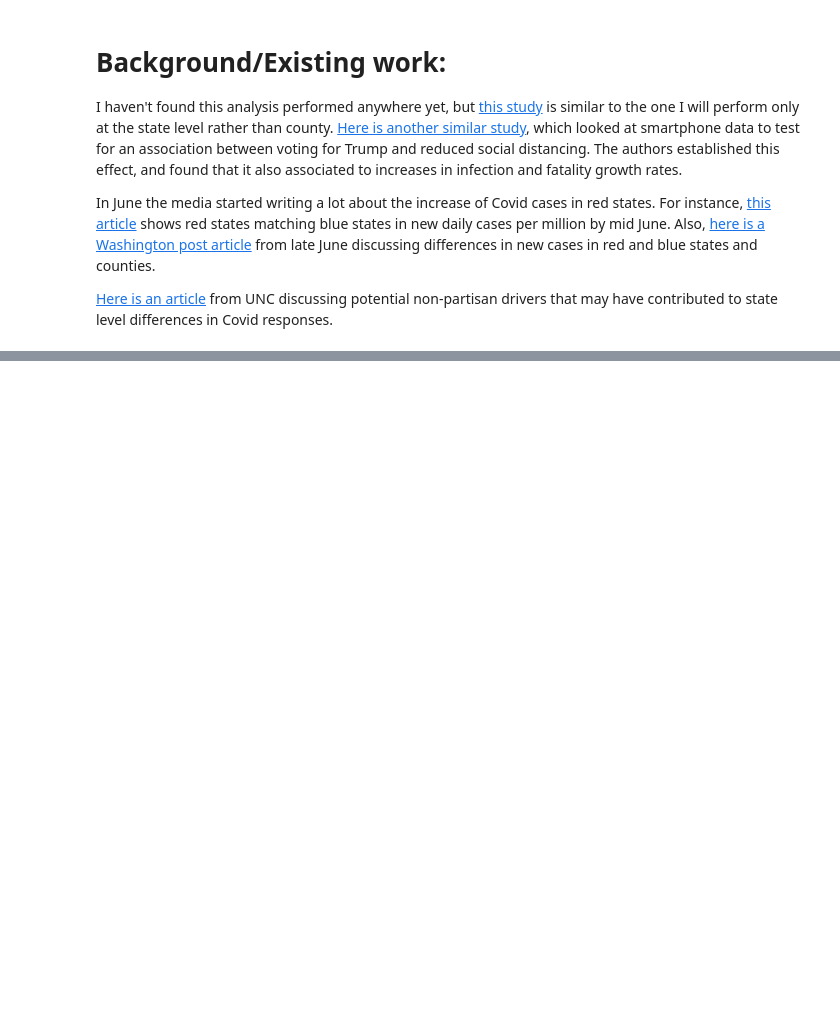
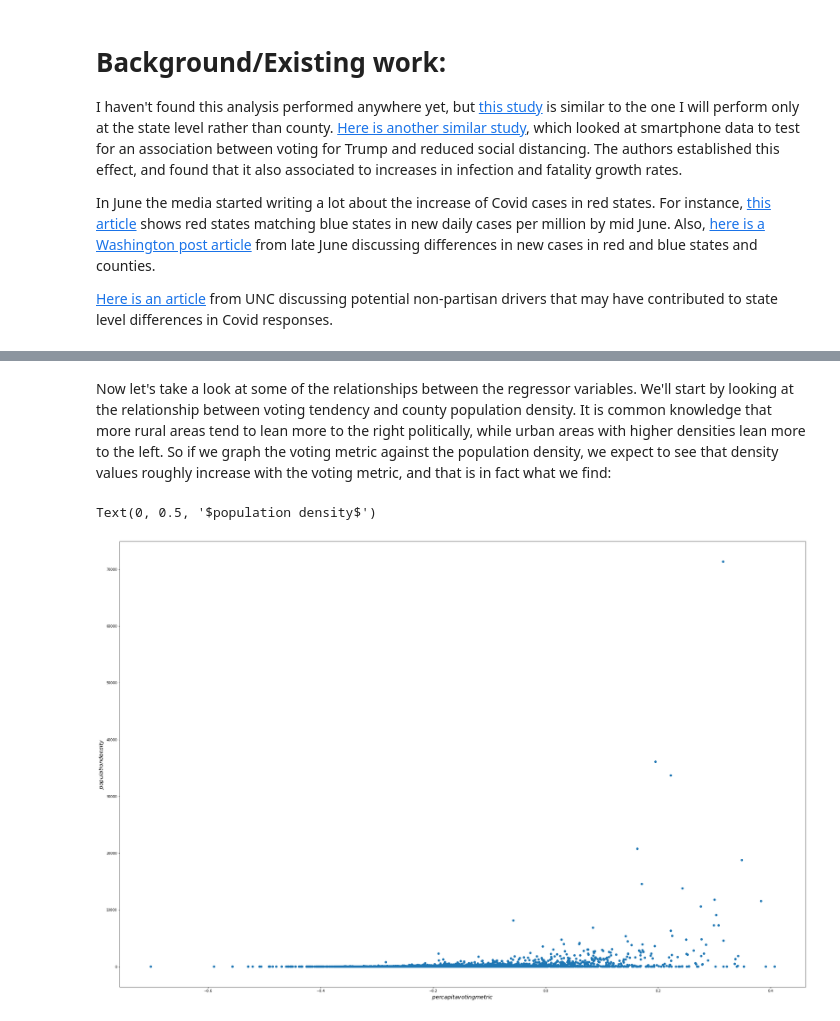
Before and after one commit to wframe-uw/data-512-final, a Jupyter notebook: FinalProject.ipynb, the cells around one changed output, grey strips where cells are left out. Drawn from its saved outputs; the diff is of its cells as text; code cells hidden in the pictures; blank space fills up the shorter version.

```diff
--- a/FinalProject.ipynb
+++ b/FinalProject.ipynb
@@ -72,0 +187,8 @@ print(t_step_1_merge)
+# %%
+component_data_sets = [county_deaths_df[change_dates + ['fips']], county_votes_df, county_land_area, county_income_df, county_demographics_df]
+
+def merge_tables(dataframes):
+    return reduce(lambda left, right: pd.merge(left, right, on='fips', how="inner"), dataframes)
+
+merged = merge_tables(component_data_sets)
+print(merged.head())
@@ -72,0 +216,20 @@ print(t_step_1_merge)
+# %%
+population_density = merged['total_population']/merged['county_area']
+per_capita_voting_metric = (merged['clinton_count']-merged['trump_count'])/merged['total_population']
+most_recent_deaths_per_capita = merged[change_dates[-1]]/merged['total_population']
+
+%matplotlib inline
+import matplotlib.pyplot as plt
+from matplotlib import rcParams
+rcParams['figure.figsize'] = (36, 24)
+rcParams['legend.fontsize'] = 16
+rcParams['axes.labelsize'] = 16
+# %% [markdown]
+Now let's take a look at some of the relationships between the regressor variables. We'll start by looking at the relationship between voting tendency and county population density. It is common knowledge that more rural areas tend to lean more to the right politically, while urban areas with higher densities lean more to the left. So if we graph the voting metric against the population density, we expect to see that density values roughly increase with the voting metric, and that is in fact what we find:
+# %%
+plt.plot(per_capita_voting_metric, population_density, 'o', label='data')
+plt.xlabel('$per capita voting metric$')
+plt.ylabel('$population density$')
+# %% [output]
+Text(0, 0.5, '$population density$')
+[figure, added]
```
Also changed, not shown: parts of 42 cells of this notebook, 3 other files.
